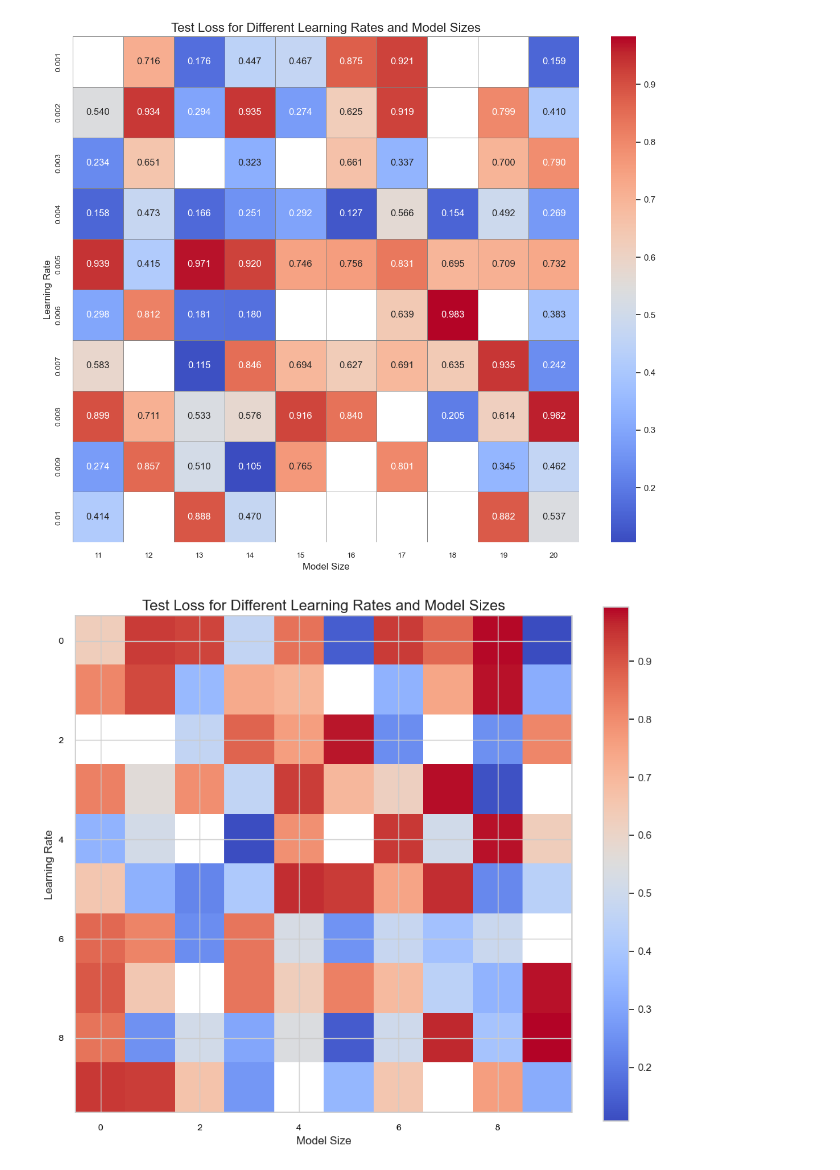
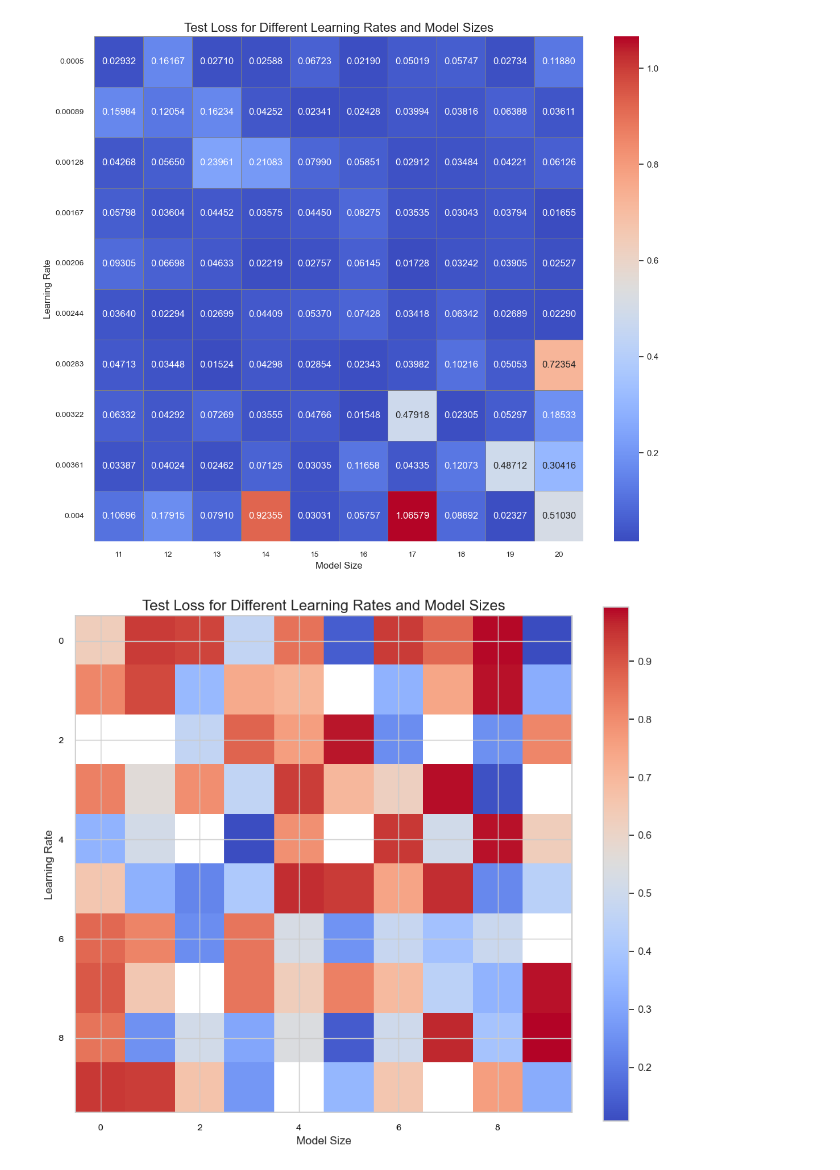
Before and after one commit to pidneuralode/PIOperator, a Jupyter notebook: visualization/heatmap.ipynb, the cells around one changed output. Saved outputs shown, nothing was run; the diff lists cells and outputs as text; code cells hidden in the pictures.

```diff
--- a/visualization/heatmap.ipynb
+++ b/visualization/heatmap.ipynb
@@ -4,47 +4,49 @@ import numpy as np
 import seaborn as sns
 import matplotlib.pyplot as plt
 
-# generate rand data
-num_points = 200
-learning_rates = np.round(np.random.uniform(0.001, 0.01, num_points), 3)
-model_sizes = np.random.choice(np.array(range(11, 21)), num_points)
-test_loss = np.round(np.random.uniform(0.1, 1.0, num_points), 3)
+# x, y, metrics(x,y) axis setting
+learning_rates = [round(rate, 5) for rate in np.linspace(5e-4, 4e-3, 10)]
+model_sizes = np.array(range(11, 21))
+test_loss = np.load('E:\\dfno\\PIOperator\\visualization\\test_error.npy')
 
-# generate pd data
-data = pd.DataFrame({'Learning Rate': learning_rates, 'Model Size': model_sizes, 'Test Loss': test_loss})
+# # generate pd data
+data = pd.DataFrame(test_loss, columns=model_sizes, index=learning_rates)
+
+# filter some value
+# data[data > 2.] = 2.
 
 # drop the duplicated data
-data = data.drop_duplicates(subset=['Learning Rate', 'Model Size'])
+# data = data.drop_duplicates(subset=['Learning Rate', 'Model Size'])
 
-# transform
-pivot_data = data.pivot("Learning Rate", "Model Size", "Test Loss")
+# # transform
+# pivot_data = data.pivot("Learning Rate", "Model Size", "Test Loss")
 
 # plot the heatmap
 plt.figure(figsize=(12, 10))
 # cmap="YlGnBu"
 cmap='coolwarm'
 # cmap = sns.color_palette("cubehelix", as_cmap=True)
-heatmap = sns.heatmap(pivot_data, annot=True, fmt=".3f", cmap=cmap, linewidths=0.5, linecolor='grey')
+heatmap = sns.heatmap(data, annot=True, fmt=".5f", cmap=cmap, linewidths=0.5, linecolor='grey')
 
 # set title and axis
 plt.title('Test Loss for Different Learning Rates and Model Sizes', fontsize=16)
 plt.xlabel('Model Size', fontsize=12)
 plt.ylabel('Learning Rate', fontsize=12)
 
 # set font
 plt.xticks(fontsize=10)
-plt.yticks(fontsize=10)
+plt.yticks(fontsize=10, rotation=0)
 
 # set tick
 plt.tick_params(axis='x', which='both', bottom=False, top=False, labelbottom=True, length=6, pad=7)
 plt.tick_params(axis='y', which='both', left=False, right=False, labelleft=True, length=6, pad=7)
 
 # save figure and show in this window
 plt.tight_layout()
 plt.savefig('heatmap_test.jpg', dpi=600)
 plt.show()
 # %% [output]
-[figure, old version]
+[figure, new version]
 # %%
 # %% [output]
 [figure]
```
Also changed, not shown: parts of 2 cells of this notebook, 12 other files.
